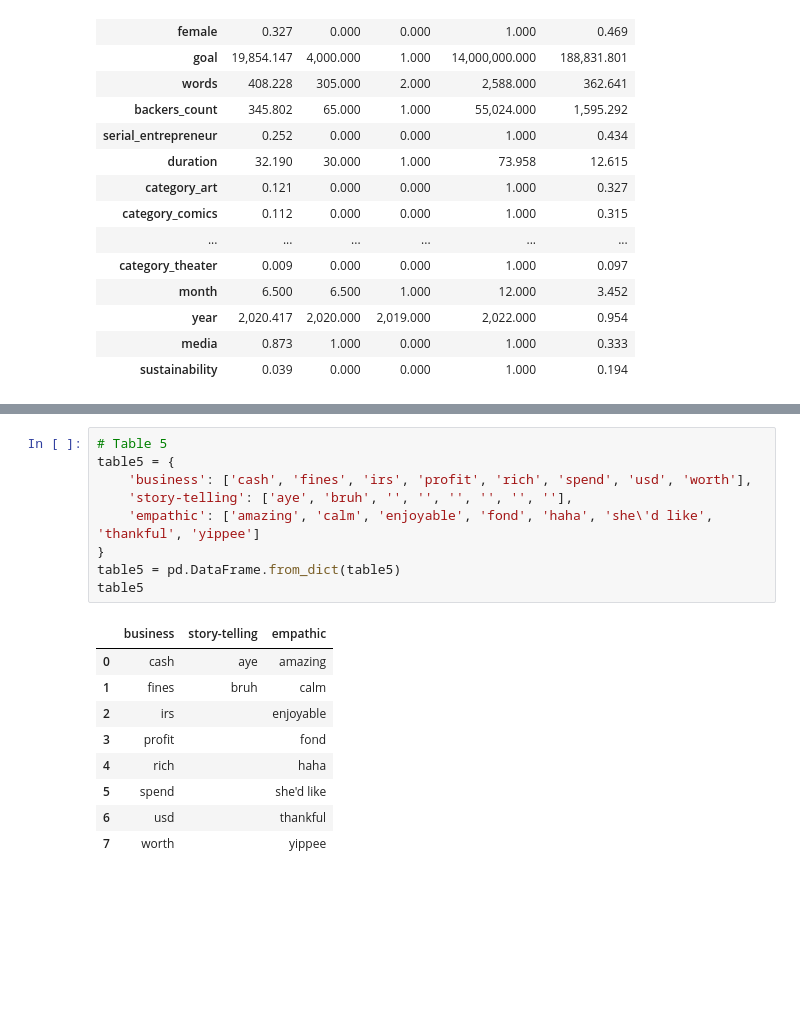
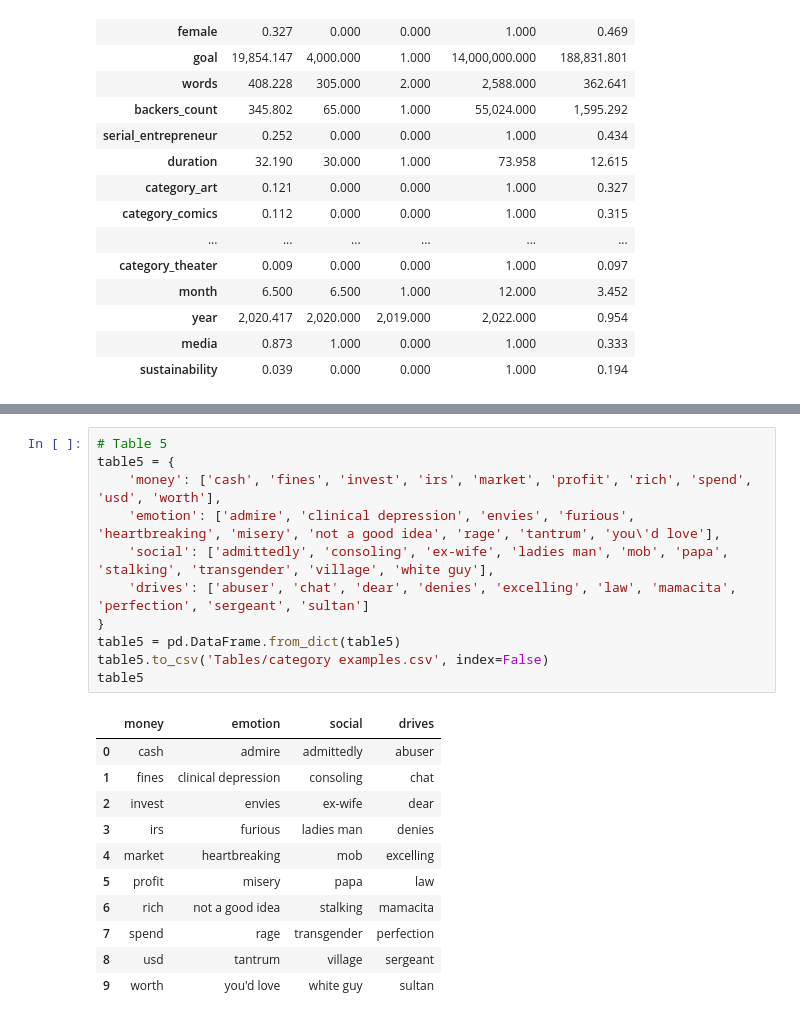
Before and after one commit to MaxPersoon/KickstarterScraper, a Jupyter notebook: dataProcessing.ipynb, the cells around one changed output, grey strips where cells are left out. Drawn from its saved outputs; the diff is of its cells as text; blank space fills up the shorter version.

```diff
--- a/dataProcessing.ipynb
+++ b/dataProcessing.ipynb
@@ -274,20 +278,24 @@ liwcData
-# %%
-# Table 5
-table5 = {
-    'business': ['cash', 'fines', 'irs', 'profit', 'rich', 'spend', 'usd', 'worth'],
-    'story-telling': ['aye', 'bruh', '', '', '', '', '', ''],
-    'empathic': ['amazing', 'calm', 'enjoyable', 'fond', 'haha', 'she\'d like', 'thankful', 'yippee']
-}
-table5 = pd.DataFrame.from_dict(table5)
-table5
-# %% [output]
-|  | business | story-telling | empathic |
-| 0 | cash | aye | amazing |
-| 1 | fines | bruh | calm |
-| 2 | irs |  | enjoyable |
-| 3 | profit |  | fond |
-| 4 | rich |  | haha |
-| 5 | spend |  | she'd like |
-| 6 | usd |  | thankful |
-| 7 | worth |  | yippee |
+# %%
+# Table 5
+table5 = {
+    'money': ['cash', 'fines', 'invest', 'irs', 'market', 'profit', 'rich', 'spend', 'usd', 'worth'],
+    'emotion': ['admire', 'clinical depression', 'envies', 'furious', 'heartbreaking', 'misery', 'not a good idea', 'rage', 'tantrum', 'you\'d love'],
+    'social': ['admittedly', 'consoling', 'ex-wife', 'ladies man', 'mob', 'papa', 'stalking', 'transgender', 'village', 'white guy'],
+    'drives': ['abuser', 'chat', 'dear', 'denies', 'excelling', 'law', 'mamacita', 'perfection', 'sergeant', 'sultan']
+}
+table5 = pd.DataFrame.from_dict(table5)
+table5.to_csv('Tables/category examples.csv', index=False)
+table5
+# %% [output]
+|  | money | emotion | social | drives |
+| 0 | cash | admire | admittedly | abuser |
+| 1 | fines | clinical depression | consoling | chat |
+| 2 | invest | envies | ex-wife | dear |
+| 3 | irs | furious | ladies man | denies |
+| 4 | market | heartbreaking | mob | excelling |
+| 5 | profit | misery | papa | law |
+| 6 | rich | not a good idea | stalking | mamacita |
+| 7 | spend | rage | transgender | perfection |
+| 8 | usd | tantrum | village | sergeant |
+| 9 | worth | you'd love | white guy | sultan |
 # %%
```
Also changed, not shown: parts of 7 cells of this notebook, 7 other files.
